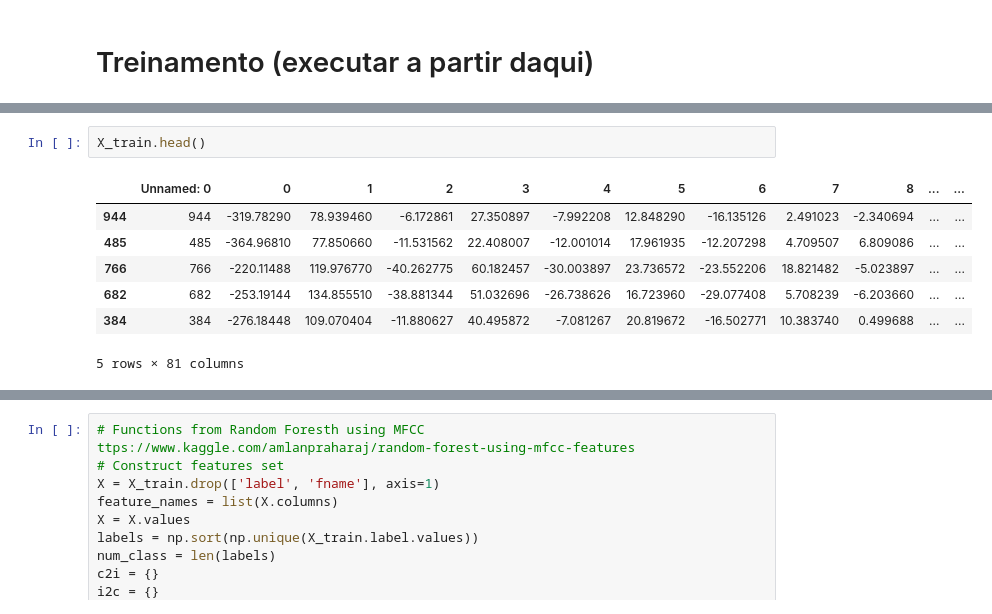
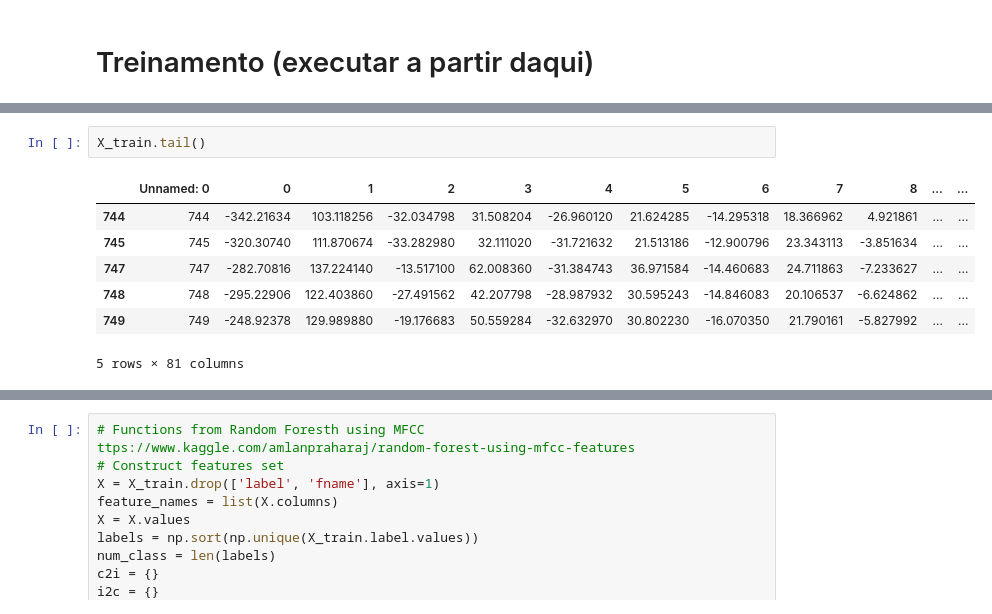
Before and after one commit to falanga/jordana-move-audio, a Jupyter notebook: Falanga_Split_Data_UASpeech_RandomForest_KNN_NaiveBayes_librosa_feature_MFCC_n_mfcc=13_100_words.ipynb, the cells around one changed output, grey strips where cells are left out. Drawn from its saved outputs; the diff is of its cells as text.

```diff
--- a/Falanga_Split_Data_UASpeech_RandomForest_KNN_NaiveBayes_librosa_feature_MFCC_n_mfcc=13_100_words.ipynb
+++ b/Falanga_Split_Data_UASpeech_RandomForest_KNN_NaiveBayes_librosa_feature_MFCC_n_mfcc=13_100_words.ipynb
@@ -372,10 +343,10 @@ Name: label, dtype: object
 # %%
-X_train.head()
+X_train.tail()
 # %% [output]
 |  | Unnamed: 0 | 0 | 1 | 2 | 3 | 4 | 5 | 6 | 7 | 8 | ... | ... |
-| 944 | 944 | -319.78290 | 78.939460 | -6.172861 | 27.350897 | -7.992208 | 12.848290 | -16.135126 | 2.491023 | -2.340694 | ... | ... |
-| 485 | 485 | -364.96810 | 77.850660 | -11.531562 | 22.408007 | -12.001014 | 17.961935 | -12.207298 | 4.709507 | 6.809086 | ... | ... |
-| 766 | 766 | -220.11488 | 119.976770 | -40.262775 | 60.182457 | -30.003897 | 23.736572 | -23.552206 | 18.821482 | -5.023897 | ... | ... |
-| 682 | 682 | -253.19144 | 134.855510 | -38.881344 | 51.032696 | -26.738626 | 16.723960 | -29.077408 | 5.708239 | -6.203660 | ... | ... |
-| 384 | 384 | -276.18448 | 109.070404 | -11.880627 | 40.495872 | -7.081267 | 20.819672 | -16.502771 | 10.383740 | 0.499688 | ... | ... |
+| 744 | 744 | -342.21634 | 103.118256 | -32.034798 | 31.508204 | -26.960120 | 21.624285 | -14.295318 | 18.366962 | 4.921861 | ... | ... |
+| 745 | 745 | -320.30740 | 111.870674 | -33.282980 | 32.111020 | -31.721632 | 21.513186 | -12.900796 | 23.343113 | -3.851634 | ... | ... |
+| 747 | 747 | -282.70816 | 137.224140 | -13.517100 | 62.008360 | -31.384743 | 36.971584 | -14.460683 | 24.711863 | -7.233627 | ... | ... |
+| 748 | 748 | -295.22906 | 122.403860 | -27.491562 | 42.207798 | -28.987932 | 30.595243 | -14.846083 | 20.106537 | -6.624862 | ... | ... |
+| 749 | 749 | -248.92378 | 129.989880 | -19.176683 | 50.559284 | -32.632970 | 30.802230 | -16.070350 | 21.790161 | -5.827992 | ... | ... |
 5 rows × 81 columns
```
Also changed, not shown: parts of 13 cells of this notebook.
